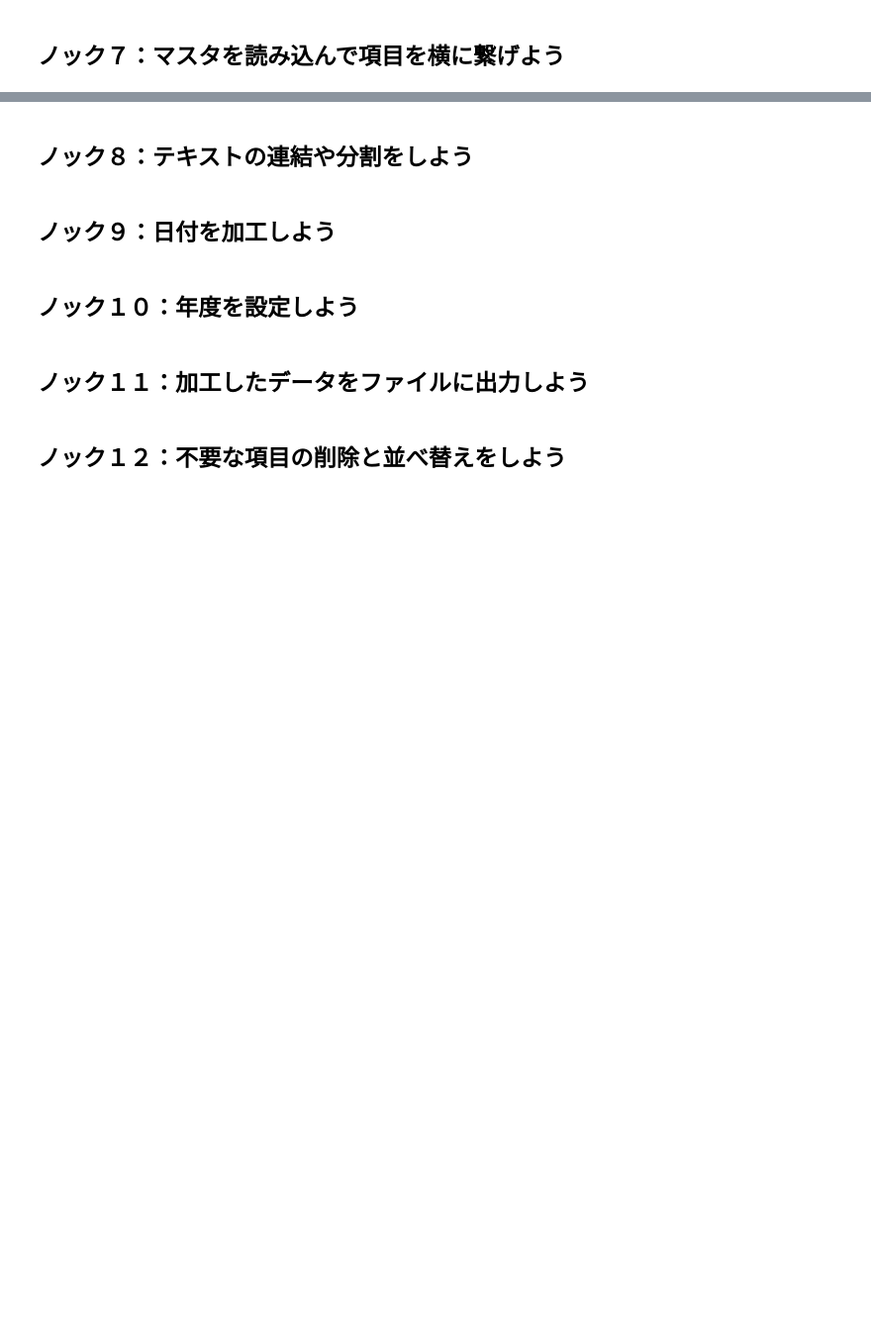
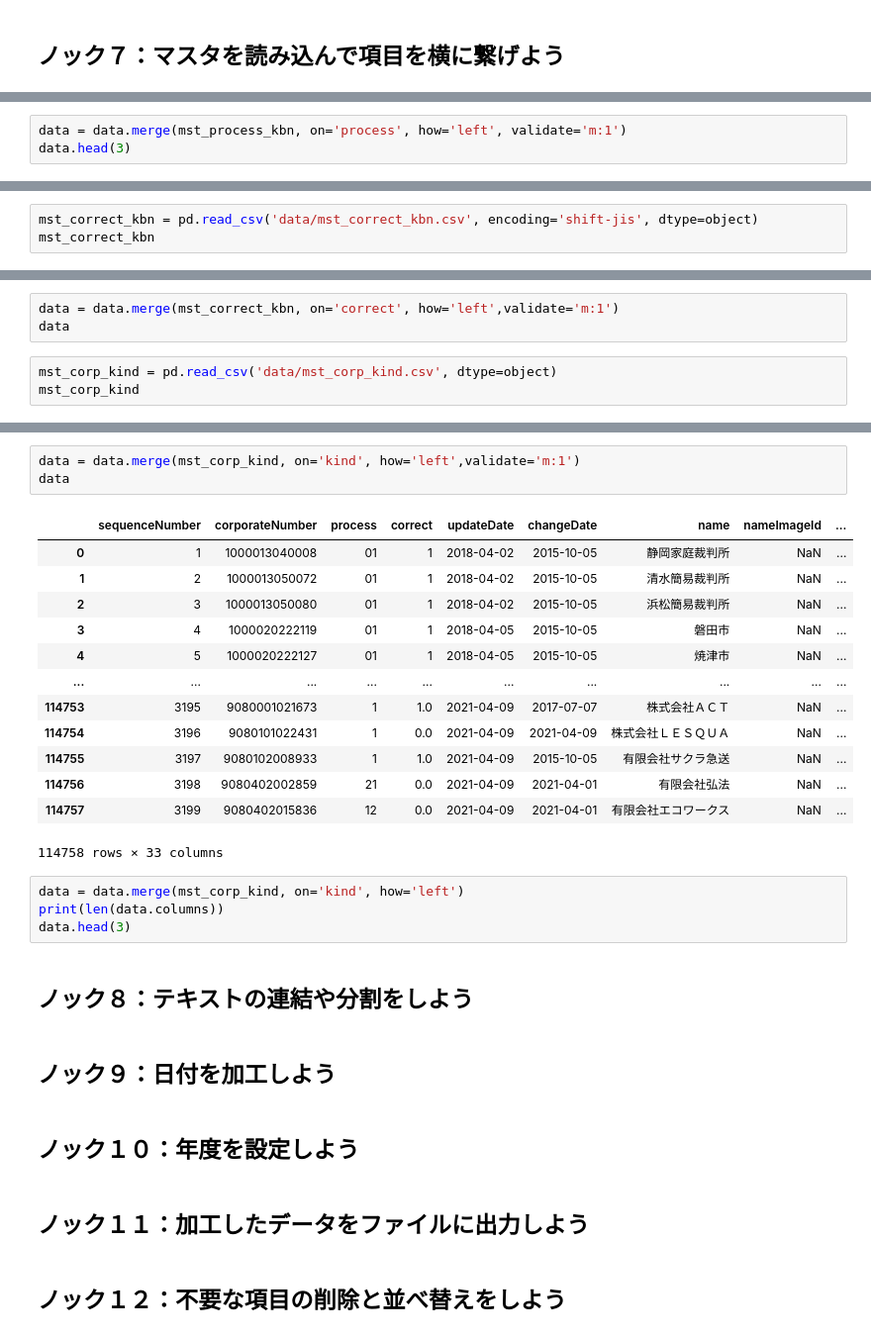
Before and after one commit to BP-Test/01_python_100knock_visualization, a Jupyter notebook: chapter-1/src/1章.ipynb, the cells around one changed output, grey strips where cells are left out. Shown: that part at 99% size. Saved outputs shown, nothing was run; the diff lists cells and outputs as text; blank space fills up the shorter version.

```diff
--- a/chapter-1/src/1章.ipynb
+++ b/chapter-1/src/1章.ipynb
@@ -428,0 +508,3 @@ memory usage: 31.5+ MB
+# %%
+data = data.merge(mst_process_kbn, on='process', how='left', validate='m:1')
+data.head(3)
@@ -428,0 +517,3 @@ memory usage: 31.5+ MB
+# %%
+mst_correct_kbn = pd.read_csv('data/mst_correct_kbn.csv', encoding='shift-jis', dtype=object)
+mst_correct_kbn
@@ -428,0 +528,6 @@ memory usage: 31.5+ MB
+# %%
+data = data.merge(mst_correct_kbn, on='correct', how='left',validate='m:1')
+data
+# %%
+mst_corp_kind = pd.read_csv('data/mst_corp_kind.csv', dtype=object)
+mst_corp_kind
@@ -429,3 +546,24 @@ memory usage: 31.5+ MB
+# %%
+data = data.merge(mst_corp_kind, on='kind', how='left',validate='m:1')
+data
+# %% [output]
+|  | sequenceNumber | corporateNumber | process | correct | updateDate | changeDate | name | nameImageId | ... |
+| 0 | 1 | 1000013040008 | 01 | 1 | 2018-04-02 | 2015-10-05 | 静岡家庭裁判所 | NaN | ... |
+| 1 | 2 | 1000013050072 | 01 | 1 | 2018-04-02 | 2015-10-05 | 清水簡易裁判所 | NaN | ... |
+| 2 | 3 | 1000013050080 | 01 | 1 | 2018-04-02 | 2015-10-05 | 浜松簡易裁判所 | NaN | ... |
+| 3 | 4 | 1000020222119 | 01 | 1 | 2018-04-05 | 2015-10-05 | 磐田市 | NaN | ... |
+| 4 | 5 | 1000020222127 | 01 | 1 | 2018-04-05 | 2015-10-05 | 焼津市 | NaN | ... |
+| ... | ... | ... | ... | ... | ... | ... | ... | ... | ... |
+| 114753 | 3195 | 9080001021673 | 1 | 1.0 | 2021-04-09 | 2017-07-07 | 株式会社ＡＣＴ | NaN | ... |
+| 114754 | 3196 | 9080101022431 | 1 | 0.0 | 2021-04-09 | 2021-04-09 | 株式会社ＬＥＳＱＵＡ | NaN | ... |
+| 114755 | 3197 | 9080102008933 | 1 | 1.0 | 2021-04-09 | 2015-10-05 | 有限会社サクラ急送 | NaN | ... |
+| 114756 | 3198 | 9080402002859 | 21 | 0.0 | 2021-04-09 | 2021-04-01 | 有限会社弘法 | NaN | ... |
+| 114757 | 3199 | 9080402015836 | 12 | 0.0 | 2021-04-09 | 2021-04-01 | 有限会社エコワークス | NaN | ... |
+114758 rows × 33 columns
+# %%
+data = data.merge(mst_corp_kind, on='kind', how='left')
+print(len(data.columns))
+data.head(3)
 # %% [markdown]
 ## ノック８：テキストの連結や分割をしよう
 # %% [markdown]
```
Also changed, not shown: parts of 20 cells of this notebook.
